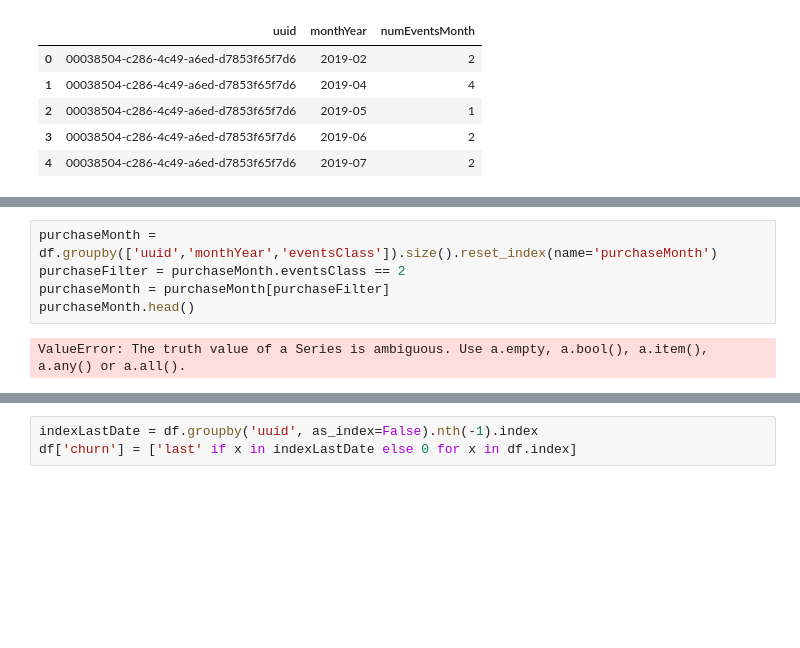
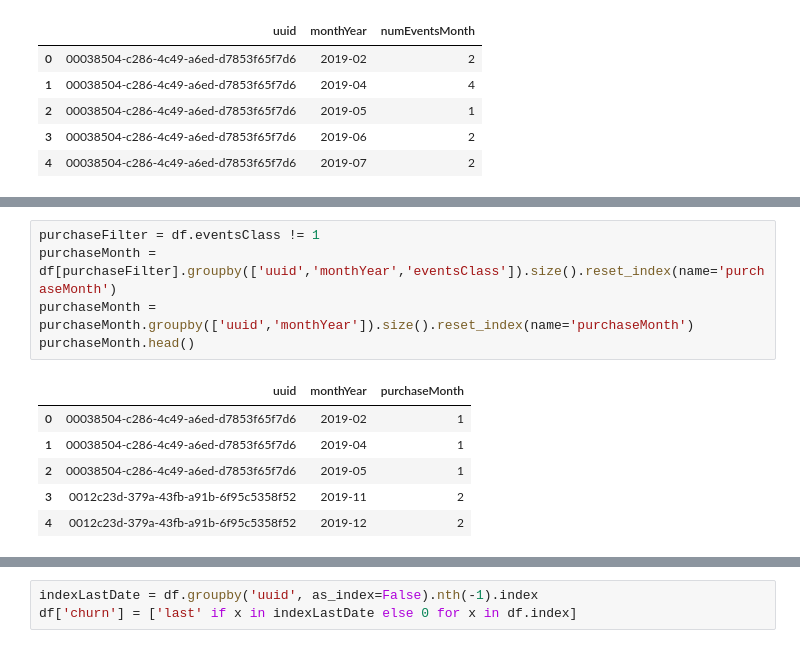
Before and after one commit to raquelcreis/customer_survival, a Jupyter notebook: notebook.ipynb, the cells around one changed output, grey strips where cells are left out. Saved outputs shown, nothing was run; the diff lists cells and outputs as text; blank space fills up the shorter version.

```diff
--- a/notebook.ipynb
+++ b/notebook.ipynb
@@ -175,9 +175,14 @@ df.head()
 | 3 | 00038504-c286-4c49-a6ed-d7853f65f7d6 | 2019-04-19 | contact | 2019-04 | 4 | 7 | 1 | 3 | 4 |
 | 4 | 00038504-c286-4c49-a6ed-d7853f65f7d6 | 2019-04-30 | contact | 2019-04 | 4 | 11 | 1 | 4 | 4 |
 # %%
-purchaseMonth = df.groupby(['uuid','monthYear','eventsClass']).size().reset_index(name='purchaseMonth')
-purchaseFilter = purchaseMonth.eventsClass == 2
-purchaseMonth = purchaseMonth[purchaseFilter]
+purchaseFilter = df.eventsClass != 1
+purchaseMonth = df[purchaseFilter].groupby(['uuid','monthYear','eventsClass']).size().reset_index(name='purchaseMonth')
+purchaseMonth = purchaseMonth.groupby(['uuid','monthYear']).size().reset_index(name='purchaseMonth')
 purchaseMonth.head()
 # %% [output]
-ValueError: The truth value of a Series is ambiguous. Use a.empty, a.bool(), a.item(), a.any() or a.all().
+|  | uuid | monthYear | purchaseMonth |
+| 0 | 00038504-c286-4c49-a6ed-d7853f65f7d6 | 2019-02 | 1 |
+| 1 | 00038504-c286-4c49-a6ed-d7853f65f7d6 | 2019-04 | 1 |
+| 2 | 00038504-c286-4c49-a6ed-d7853f65f7d6 | 2019-05 | 1 |
+| 3 | 0012c23d-379a-43fb-a91b-6f95c5358f52 | 2019-11 | 2 |
+| 4 | 0012c23d-379a-43fb-a91b-6f95c5358f52 | 2019-12 | 2 |
```
Also changed, not shown: parts of 7 cells of this notebook.
